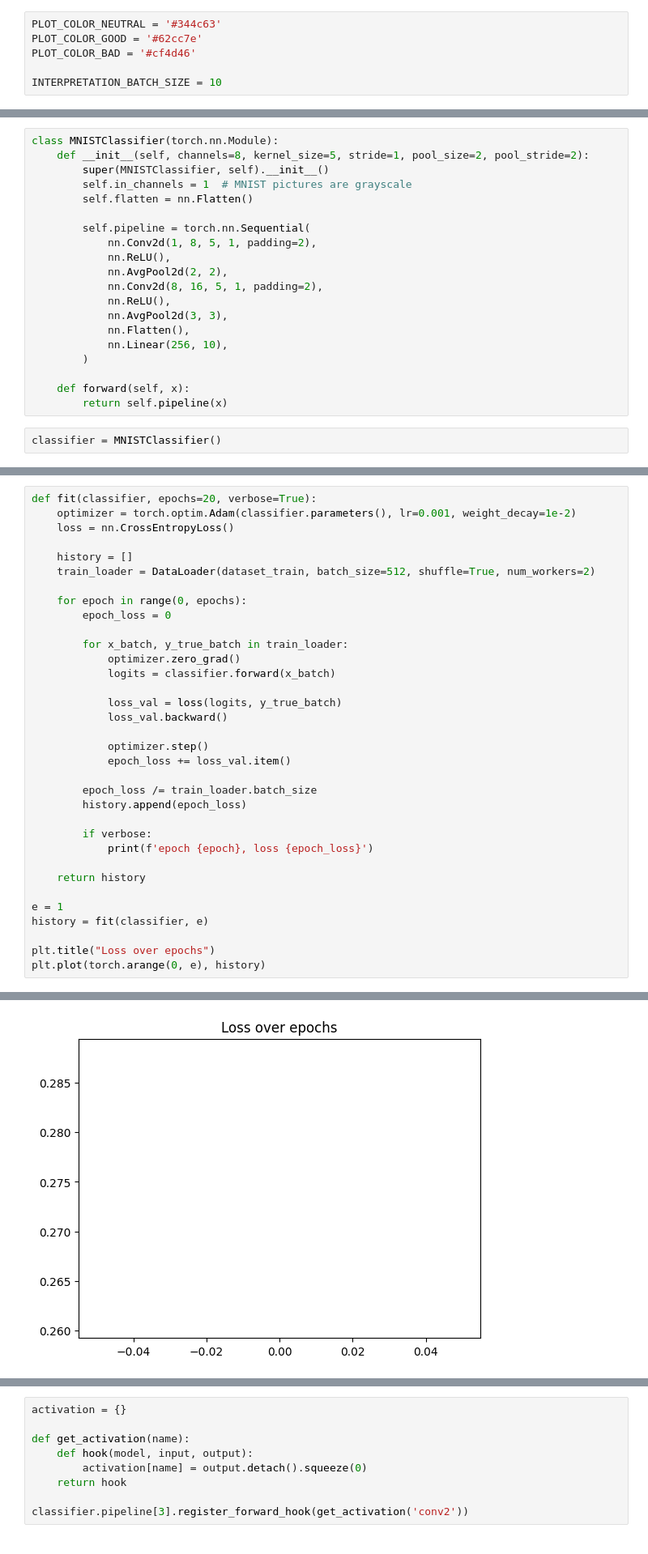
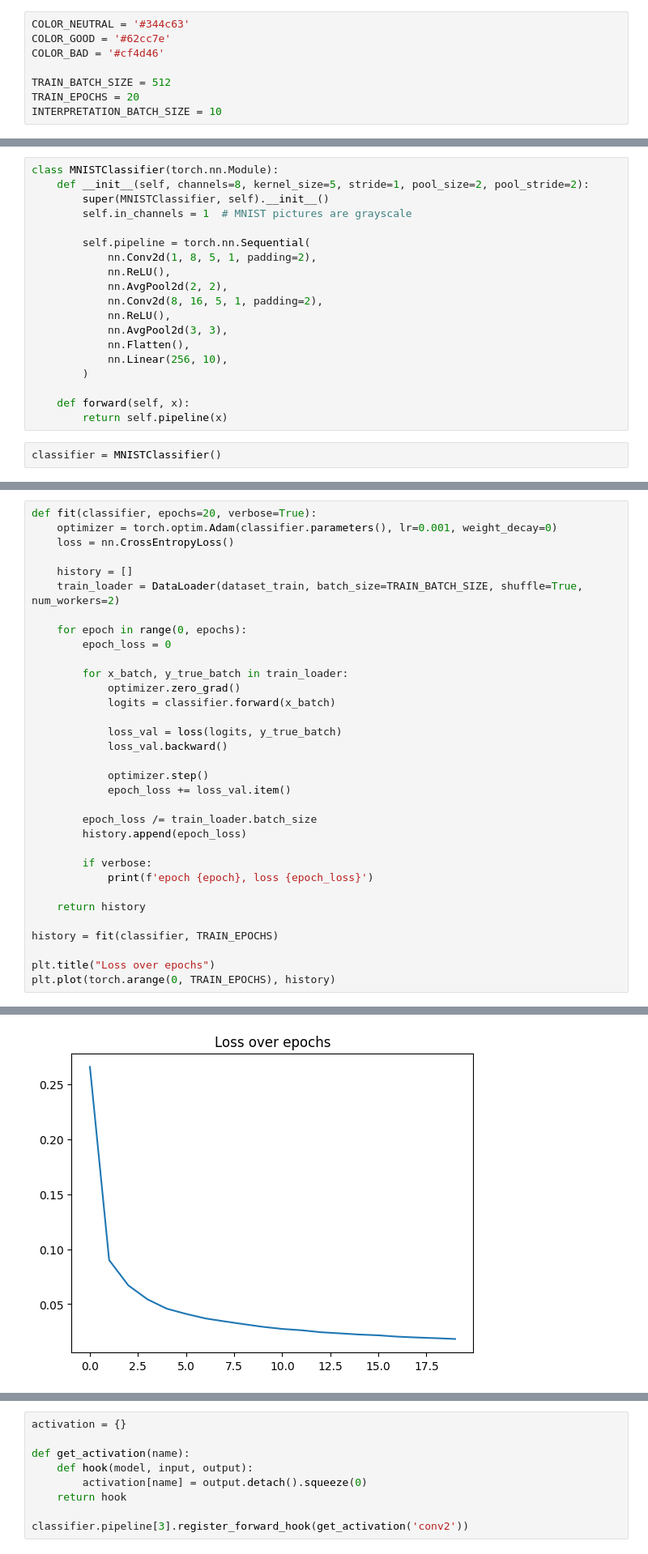
Before and after one commit to ncinsli/MNIST-Grad-CAM-implementation, a Jupyter notebook: model.ipynb, the cells around one changed output, grey strips where cells are left out. Shown at 81% size. Cells and saved outputs as stored; diff of their text form.

```diff
--- a/model.ipynb
+++ b/model.ipynb
@@ -14,10 +14,12 @@ torch.__version__
 # %% [output]
 '2.9.1'
 # %%
-PLOT_COLOR_NEUTRAL = '#344c63'
-PLOT_COLOR_GOOD = '#62cc7e'
-PLOT_COLOR_BAD = '#cf4d46'
+COLOR_NEUTRAL = '#344c63'
+COLOR_GOOD = '#62cc7e'
+COLOR_BAD = '#cf4d46'
 
+TRAIN_BATCH_SIZE = 512
+TRAIN_EPOCHS = 20
 INTERPRETATION_BATCH_SIZE = 10
 # %%
 dataset_train = datasets.MNIST("data", download=True, train=True, transform=transforms.ToTensor())
@@ -47,7 +52,6 @@ class MNISTClassifier(torch.nn.Module):
     def __init__(self, channels=8, kernel_size=5, stride=1, pool_size=2, pool_stride=2):
         super(MNISTClassifier, self).__init__()
         self.in_channels = 1  # MNIST pictures are grayscale
-        self.flatten = nn.Flatten()
 
         self.pipeline = torch.nn.Sequential(
             nn.Conv2d(1, 8, 5, 1, padding=2),
@@ -124,10 +138,10 @@ tensor([[1.0771e-07, 1.1750e-06, 2.2710e-06,  ..., 6.1483e-06, 9.5462e-11,
 # %%
 def fit(classifier, epochs=20, verbose=True):
-    optimizer = torch.optim.Adam(classifier.parameters(), lr=0.001, weight_decay=1e-2)
+    optimizer = torch.optim.Adam(classifier.parameters(), lr=0.001, weight_decay=0)
     loss = nn.CrossEntropyLoss()
 
     history = []
-    train_loader = DataLoader(dataset_train, batch_size=512, shuffle=True, num_workers=2)
+    train_loader = DataLoader(dataset_train, batch_size=TRAIN_BATCH_SIZE, shuffle=True, num_workers=2)
 
     for epoch in range(0, epochs):
         epoch_loss = 0
@@ -150,9 +164,8 @@ def fit(classifier, epochs=20, verbose=True):
 
     return history
 
-e = 1
-history = fit(classifier, e)
+history = fit(classifier, TRAIN_EPOCHS)
 
 plt.title("Loss over epochs")
-plt.plot(torch.arange(0, e), history)
+plt.plot(torch.arange(0, TRAIN_EPOCHS), history)
 # %% [output]
@@ -160,3 +192,3 @@ epoch 0, loss 0.27434824174270034
 [<matplotlib.lines.Line2D at 0x...>]
-[figure, old version]
+[figure, new version]
 # %%
```
Also changed, not shown: parts of 23 cells of this notebook.
